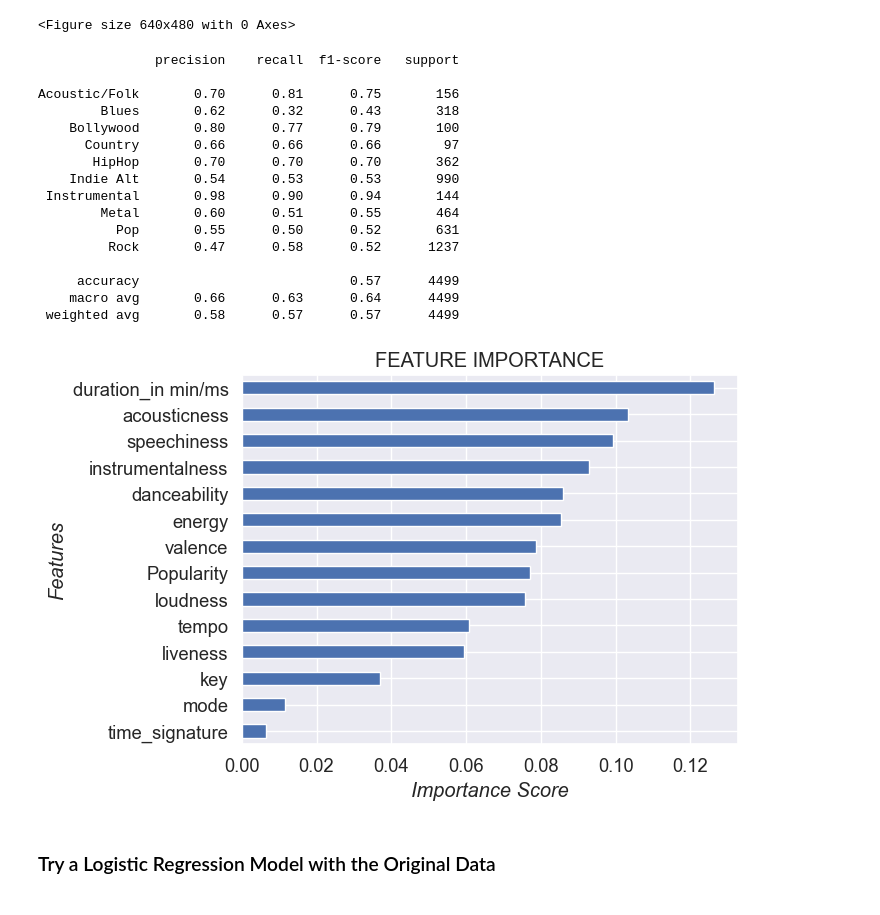
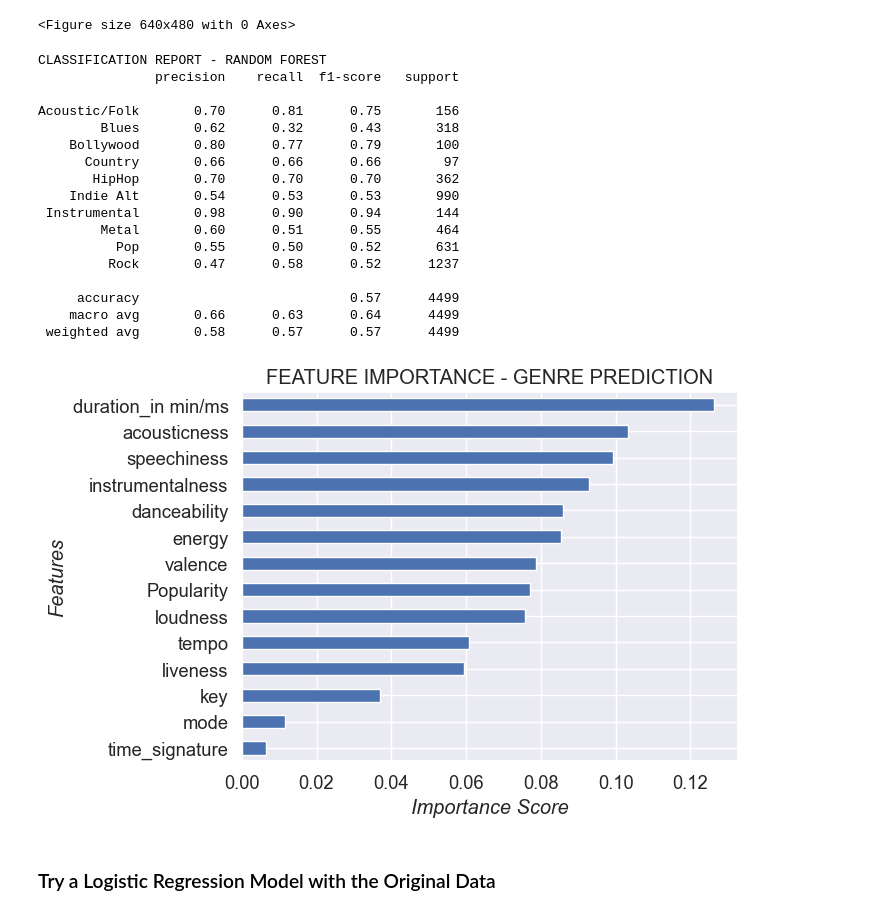
Before and after one commit to tenntully/Project-4_TeamTyrell, a Jupyter notebook: Project4-MusicML-GenrePrediction.ipynb, the cells around one changed output. Cells and saved outputs as stored; diff of their text form; code cells hidden in the pictures.

```diff
--- a/Project4-MusicML-GenrePrediction.ipynb
+++ b/Project4-MusicML-GenrePrediction.ipynb
@@ -201,8 +162,10 @@ plt.tight_layout()
 <Figure size 640x480 with 0 Axes>
 # %%
 # classification report
+print("CLASSIFICATION REPORT - RANDOM FOREST")
 print(classification_report(y_test, predictedValues, target_names = genreIndex))
 # %% [output]
+CLASSIFICATION REPORT - RANDOM FOREST
                precision    recall  f1-score   support
 
 Acoustic/Folk       0.70      0.81      0.75       156
@@ -234,15 +197,15 @@ importantFeaturesDF.rename(columns={0: 'Feature Importances'}, inplace=True)
 # %%
 # Plot feature importances as horizontal bar chart
 importantFeaturesDFSorted = importantFeaturesDF.sort_values(by="Feature Importances")
 
 fig, ax = plt.subplots()
 importantFeaturesDFSorted.plot.barh(ax=ax, legend=False)
-ax.set_title('FEATURE IMPORTANCE')
+ax.set_title('FEATURE IMPORTANCE - GENRE PREDICTION')
 ax.set_xlabel('Importance Score', fontstyle='italic')
 ax.set_ylabel('Features', fontstyle='italic')
 plt.show()
 # %% [output]
-[figure, old version]
+[figure, new version]
 # %% [markdown]
 ### Try a Logistic Regression Model with the Original Data
 # %%
```
Also changed, not shown: parts of 22 cells of this notebook, 3 other files.
